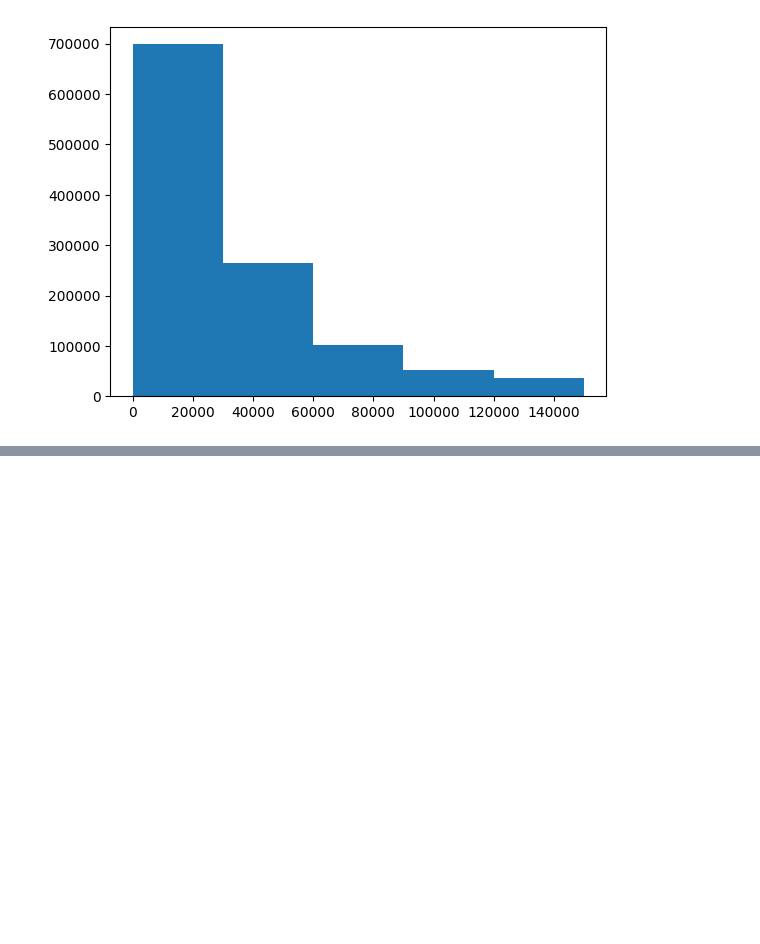
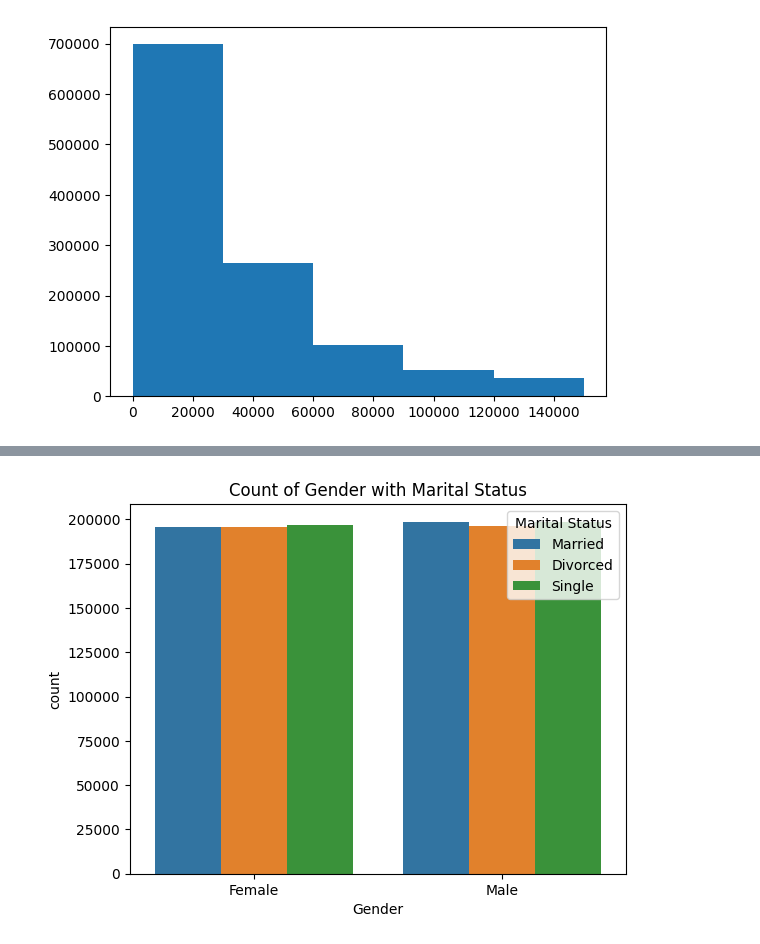
Before and after one commit to madhumitha98/AI_Projects, a Jupyter notebook: insurance-premiums.ipynb, the cells around one changed output, grey strips where cells are left out. Cells and saved outputs as stored; diff of their text form; code cells hidden in the pictures; blank space fills up the shorter version.

```diff
--- a/insurance-premiums.ipynb
+++ b/insurance-premiums.ipynb
@@ -91,0 +102,6 @@ plt.show()
+# %%
+sns.countplot(data=train_data, x='Gender', hue='Marital Status')
+plt.title("Count of Gender with Marital Status")
+plt.show()
+# %% [output]
+[figure, added]
```
Also changed, not shown: parts of 20 cells of this notebook.
